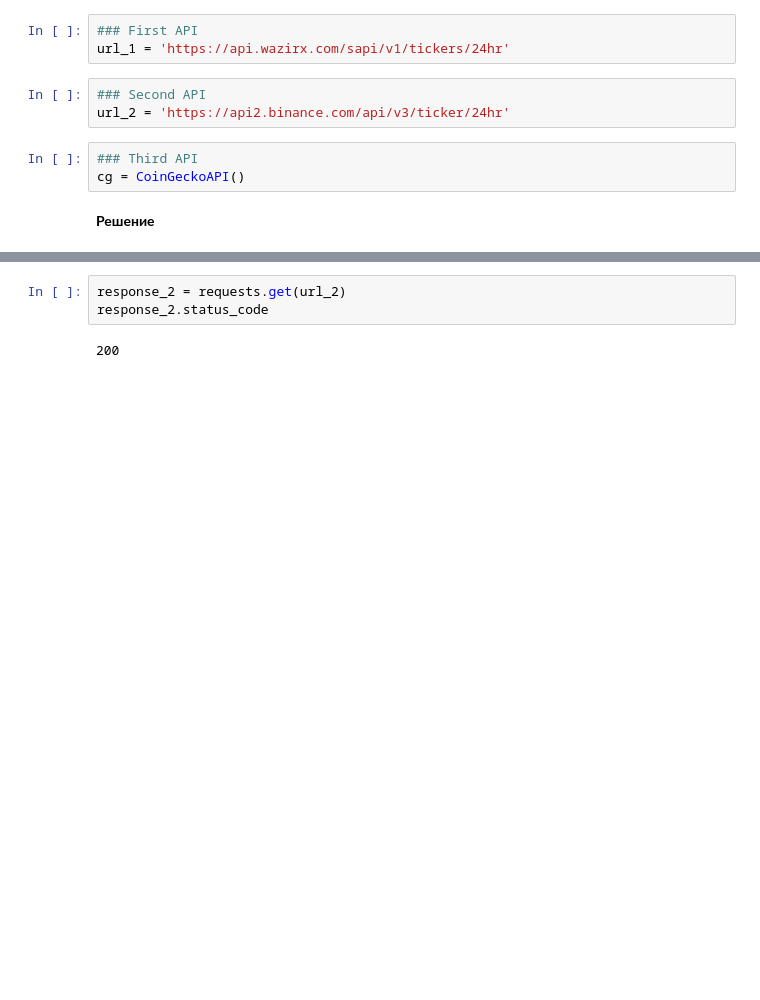
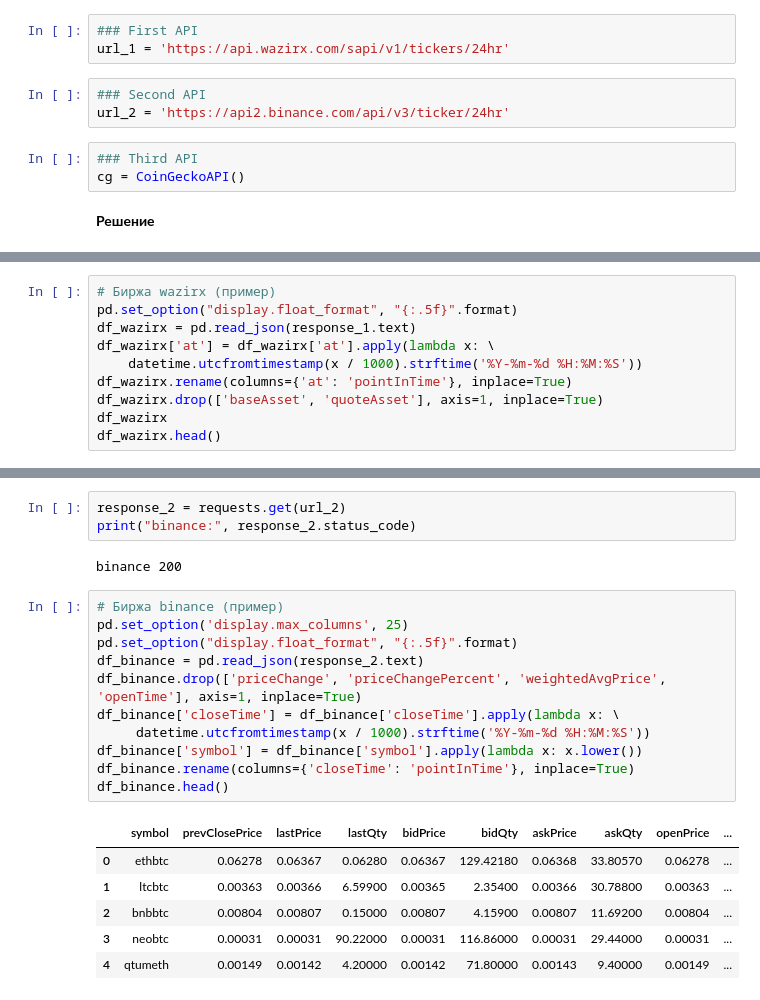
Before and after one commit to D-lana/Test_Finam, a Jupyter notebook: test_api/test_api_task_2.ipynb, the cells around one changed output, grey strips where cells are left out. Cells and saved outputs as stored; diff of their text form; blank space fills up the shorter version.

Commit message:
add last task

```diff
--- a/test_api/test_api_task_2.ipynb
+++ b/test_api/test_api_task_2.ipynb
@@ -33,0 +63,10 @@ response_1.status_code
+# %%
+# Биржа wazirx (пример)
+pd.set_option("display.float_format", "{:.5f}".format)
+df_wazirx = pd.read_json(response_1.text)
+df_wazirx['at'] = df_wazirx['at'].apply(lambda x: \
+    datetime.utcfromtimestamp(x / 1000).strftime('%Y-%m-%d %H:%M:%S'))
+df_wazirx.rename(columns={'at': 'pointInTime'}, inplace=True)
+df_wazirx.drop(['baseAsset', 'quoteAsset'], axis=1, inplace=True)
+df_wazirx
+df_wazirx.head()
@@ -34,5 +80,23 @@ response_1.status_code
 # %%
 response_2 = requests.get(url_2)
-response_2.status_code
+print("binance:", response_2.status_code)
 # %% [output]
-200
+binance 200
+# %%
+# Биржа binance (пример)
+pd.set_option('display.max_columns', 25)
+pd.set_option("display.float_format", "{:.5f}".format)
+df_binance = pd.read_json(response_2.text)
+df_binance.drop(['priceChange', 'priceChangePercent', 'weightedAvgPrice', 'openTime'], axis=1, inplace=True)
+df_binance['closeTime'] = df_binance['closeTime'].apply(lambda x: \
+     datetime.utcfromtimestamp(x / 1000).strftime('%Y-%m-%d %H:%M:%S'))
+df_binance['symbol'] = df_binance['symbol'].apply(lambda x: x.lower())
+df_binance.rename(columns={'closeTime': 'pointInTime'}, inplace=True)
+df_binance.head()
+# %% [output]
+|  | symbol | prevClosePrice | lastPrice | lastQty | bidPrice | bidQty | askPrice | askQty | openPrice | ... |
+| 0 | ethbtc | 0.06278 | 0.06367 | 0.06280 | 0.06367 | 129.42180 | 0.06368 | 33.80570 | 0.06278 | ... |
+| 1 | ltcbtc | 0.00363 | 0.00366 | 6.59900 | 0.00365 | 2.35400 | 0.00366 | 30.78800 | 0.00363 | ... |
+| 2 | bnbbtc | 0.00804 | 0.00807 | 0.15000 | 0.00807 | 4.15900 | 0.00807 | 11.69200 | 0.00804 | ... |
+| 3 | neobtc | 0.00031 | 0.00031 | 90.22000 | 0.00031 | 116.86000 | 0.00031 | 29.44000 | 0.00031 | ... |
+| 4 | qtumeth | 0.00149 | 0.00142 | 4.20000 | 0.00142 | 71.80000 | 0.00143 | 9.40000 | 0.00149 | ... |
```
Also changed, not shown: parts of 9 cells of this notebook, 2 other files.
